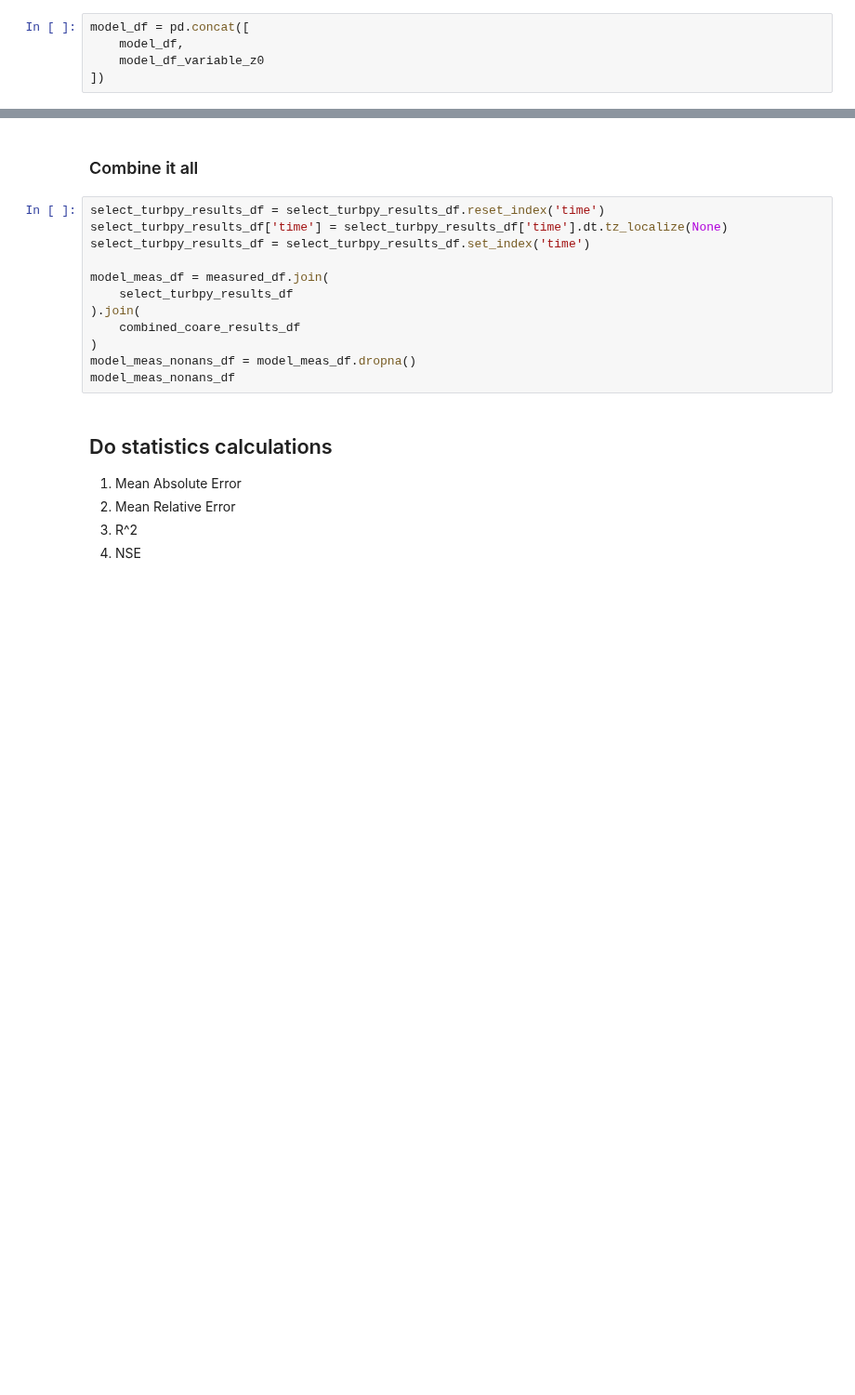
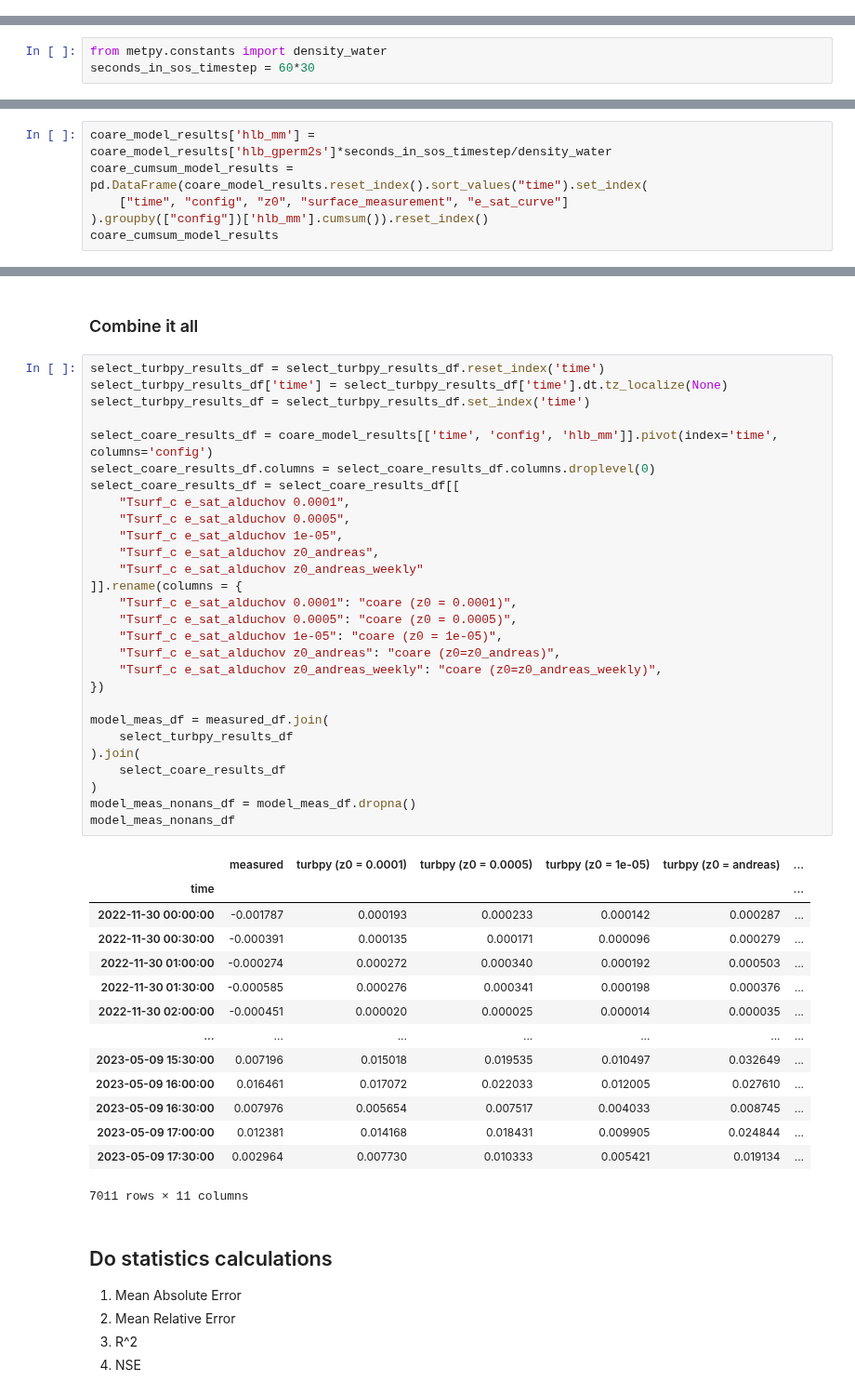
Before and after one commit to elischwat/sublimationofsnow, a Jupyter notebook: analysis/paper1/figure5_multimodel_comparison.ipynb, the cells around one changed output, grey strips where cells are left out. Shown at 93% size. Saved outputs shown, nothing was run; the diff lists cells and outputs as text; blank space fills up the shorter version.

```diff
--- a/analysis/paper1/figure5_multimodel_comparison.ipynb
+++ b/analysis/paper1/figure5_multimodel_comparison.ipynb
@@ -103,5 +55,0 @@ combine the dataset of model results with constant z0 values and the results wit
-# %%
-model_df = pd.concat([
-    model_df,
-    model_df_variable_z0
-])
@@ -439,3 +74,6 @@ coare_model_results = pd.concat([
 # %% [markdown]
 # Calculate model run seasonal totals
+# %%
+from metpy.constants import density_water
+seconds_in_sos_timestep = 60*30
 # %% [markdown]
@@ -454,0 +81,6 @@ coare_seasonal_model_results = pd.DataFrame(pd.concat([
+# %%
+coare_model_results['hlb_mm'] = coare_model_results['hlb_gperm2s']*seconds_in_sos_timestep/density_water
+coare_cumsum_model_results = pd.DataFrame(coare_model_results.reset_index().sort_values("time").set_index(
+    ["time", "config", "z0", "surface_measurement", "e_sat_curve"]
+).groupby(["config"])['hlb_mm'].cumsum()).reset_index()
+coare_cumsum_model_results
@@ -877,18 +575,49 @@ combined_coare_results_df = sos_results_z0_0005_df[['hlb_gperm2s']].rename(colum
 measured_df = tidy_df_30Min.query("variable == 'w_h2o__3m_c'").set_index('time')[['value']].rename(columns={'value': 'measured'})
 # %% [markdown]
 ### Combine it all
-# %%
-select_turbpy_results_df = select_turbpy_results_df.reset_index('time')
-select_turbpy_results_df['time'] = select_turbpy_results_df['time'].dt.tz_localize(None)
-select_turbpy_results_df = select_turbpy_results_df.set_index('time')
-
-model_meas_df = measured_df.join(
-    select_turbpy_results_df
-).join(
-    combined_coare_results_df
-)
-model_meas_nonans_df = model_meas_df.dropna()
-model_meas_nonans_df
+# %%
+select_turbpy_results_df = select_turbpy_results_df.reset_index('time')
+select_turbpy_results_df['time'] = select_turbpy_results_df['time'].dt.tz_localize(None)
+select_turbpy_results_df = select_turbpy_results_df.set_index('time')
+
+select_coare_results_df = coare_model_results[['time', 'config', 'hlb_mm']].pivot(index='time', columns='config')
+select_coare_results_df.columns = select_coare_results_df.columns.droplevel(0)
+select_coare_results_df = select_coare_results_df[[
+    "Tsurf_c e_sat_alduchov 0.0001",
+    "Tsurf_c e_sat_alduchov 0.0005",
+    "Tsurf_c e_sat_alduchov 1e-05",
+    "Tsurf_c e_sat_alduchov z0_andreas",
+    "Tsurf_c e_sat_alduchov z0_andreas_weekly"
+]].rename(columns = {
+    "Tsurf_c e_sat_alduchov 0.0001": "coare (z0 = 0.0001)",
+    "Tsurf_c e_sat_alduchov 0.0005": "coare (z0 = 0.0005)",
+    "Tsurf_c e_sat_alduchov 1e-05": "coare (z0 = 1e-05)",
+    "Tsurf_c e_sat_alduchov z0_andreas": "coare (z0=z0_andreas)",
+    "Tsurf_c e_sat_alduchov z0_andreas_weekly": "coare (z0=z0_andreas_weekly)",
+})
+
+model_meas_df = measured_df.join(
+    select_turbpy_results_df
+).join(
+    select_coare_results_df
+)
+model_meas_nonans_df = model_meas_df.dropna()
+model_meas_nonans_df
+# %% [output]
+|  | measured | turbpy (z0 = 0.0001) | turbpy (z0 = 0.0005) | turbpy (z0 = 1e-05) | turbpy (z0 = andreas) | ... |
+| time |  |  |  |  |  | ... |
+| 2022-11-30 00:00:00 | -0.001787 | 0.000193 | 0.000233 | 0.000142 | 0.000287 | ... |
+| 2022-11-30 00:30:00 | -0.000391 | 0.000135 | 0.000171 | 0.000096 | 0.000279 | ... |
+| 2022-11-30 01:00:00 | -0.000274 | 0.000272 | 0.000340 | 0.000192 | 0.000503 | ... |
+| 2022-11-30 01:30:00 | -0.000585 | 0.000276 | 0.000341 | 0.000198 | 0.000376 | ... |
+| 2022-11-30 02:00:00 | -0.000451 | 0.000020 | 0.000025 | 0.000014 | 0.000035 | ... |
+| ... | ... | ... | ... | ... | ... | ... |
+| 2023-05-09 15:30:00 | 0.007196 | 0.015018 | 0.019535 | 0.010497 | 0.032649 | ... |
+| 2023-05-09 16:00:00 | 0.016461 | 0.017072 | 0.022033 | 0.012005 | 0.027610 | ... |
+| 2023-05-09 16:30:00 | 0.007976 | 0.005654 | 0.007517 | 0.004033 | 0.008745 | ... |
+| 2023-05-09 17:00:00 | 0.012381 | 0.014168 | 0.018431 | 0.009905 | 0.024844 | ... |
+| 2023-05-09 17:30:00 | 0.002964 | 0.007730 | 0.010333 | 0.005421 | 0.019134 | ... |
+7011 rows × 11 columns
 # %% [markdown]
 ## Do statistics calculations
 1. Mean Absolute Error
```
Also changed, not shown: parts of 64 cells of this notebook, 4 other files.
